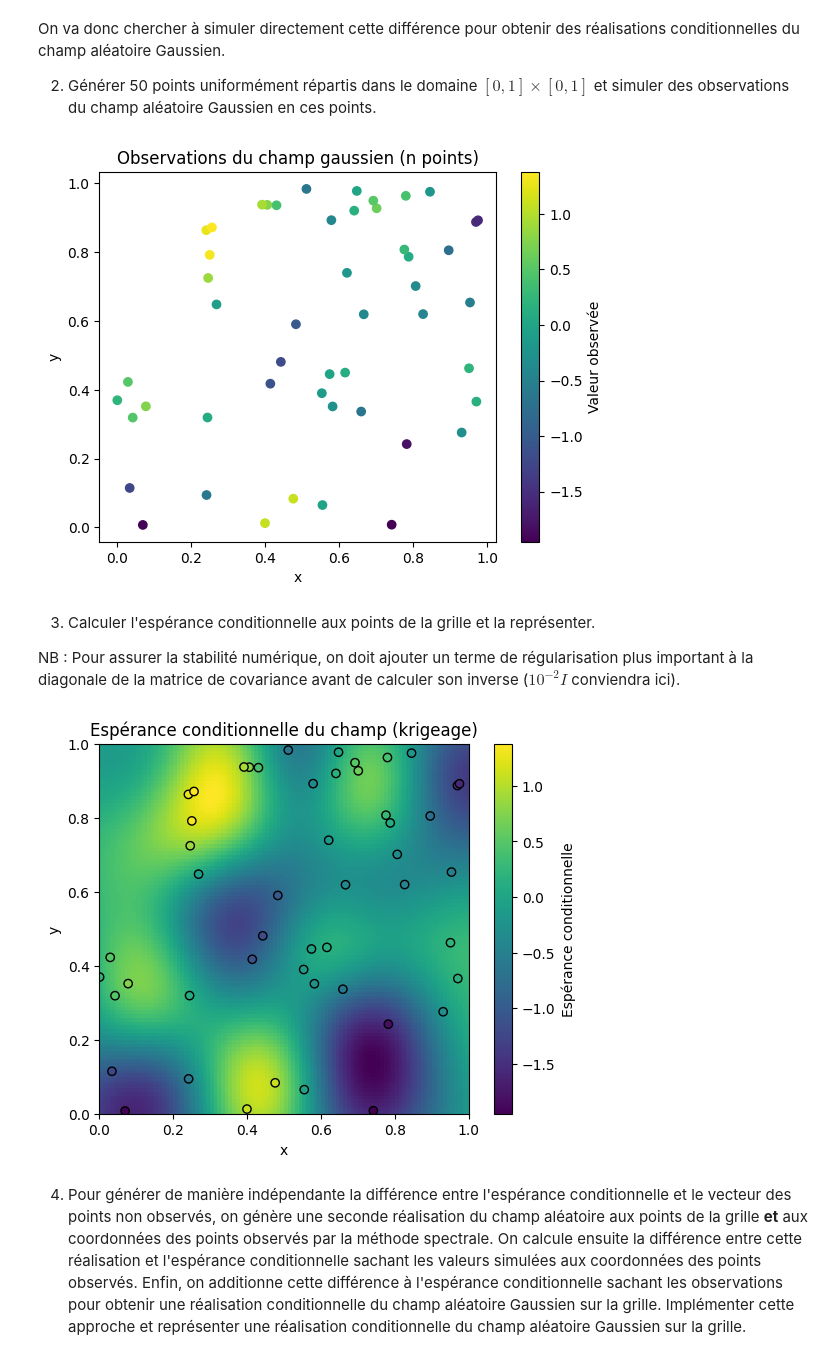
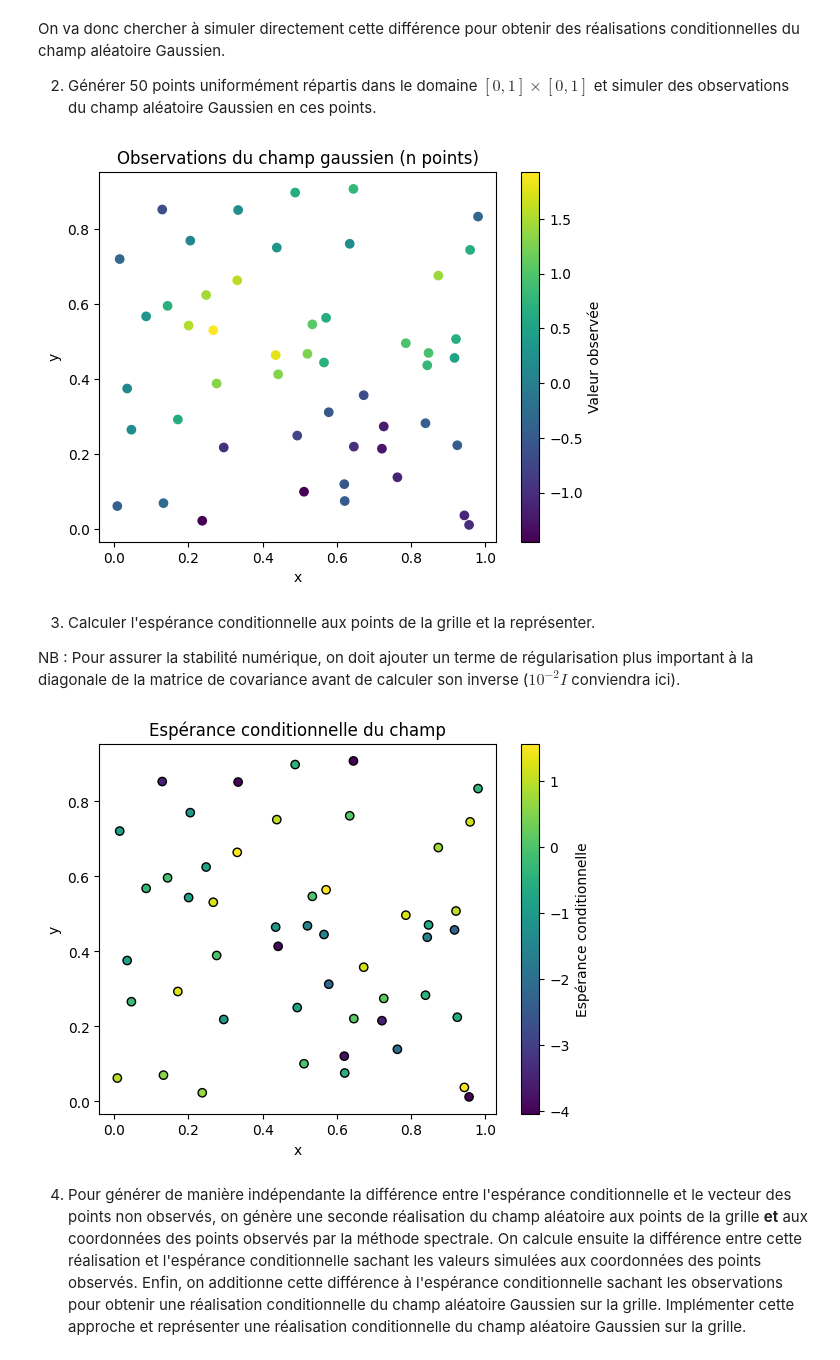
Before and after one commit to erhel-czc/projet-probabilites, a Jupyter notebook: Projet Probabilités.ipynb, the cells around one changed output. Cells and saved outputs as stored; diff of their text form; code cells hidden in the pictures.

```diff
--- a/Projet Probabilités.ipynb
+++ b/Projet Probabilités.ipynb
@@ -223,31 +222,34 @@ On va donc chercher à simuler directement cette différence pour obtenir des r
 
 2. Générer 50 points uniformément répartis dans le domaine  $[0, 1] \times [0, 1]$ et simuler des observations du champ aléatoire Gaussien en ces points.
 # %%
+# Hypothèse : "X2 les points non observés" = X2 tous les points (y compris ceux observés)
+#tout comme dans la partie 1
+
 sigma2 = 1.0
 a = 0.05
-n = 50
+n1 = 50
 
 # Points uniformes
-points_obs = np.random.rand(n, 2)
+points_obs = np.random.rand(n1, 2)
 
-# Matrice des distances
-D_obs = distance_matrix(points_obs, points_obs)
+# Matrice des distances entre les points obs et les points obs
+D11 = distance_matrix(points_obs, points_obs)
 
-# Matrice de covariance
-K11 = covariance_gaussienne(D_obs, sigma2, a)
+# Matrice de covariance cov(X1,X1)
+K11 = covariance_gaussienne(D11, sigma2, a)
 
 # Régularisation
 epsilon = 1e-10
-K11_reg = K11 + epsilon * np.eye(n)
+K11_reg = K11 + epsilon * np.eye(n1)
 
 #Decomp de Cholesky
-L = np.linalg.cholesky(K11_reg)
+L11 = np.linalg.cholesky(K11_reg)
 
-# Vecteur gaussien standard
-Z = np.random.randn(n)
+# Vecteur gaussien
+Z1 = np.random.randn(n1)
 
 # Observations simulées
-X1 = L @ Z
+X1 = L11 @ Z1
 
 plt.figure()
 plt.scatter(points_obs[:,0], points_obs[:,1], c=X1, cmap='viridis')
@@ -257,7 +259,7 @@ plt.xlabel("x")
 plt.ylabel("y")
 plt.show()
 # %% [output]
-[figure, old version]
+[figure, new version]
 # %% [markdown]
 
 3. Calculer l'espérance conditionnelle aux points de la grille et la représenter.
@@ -266,41 +268,37 @@ NB : Pour assurer la stabilité numérique, on doit ajouter un terme de régular
 # %%
 sigma2 = 1.0
 a = 0.05
-n=50
-n_grid = 100
-reg = 1e-2
+n1=50
+n2 = 100
 
 xg = np.linspace(0, 1, n_grid)
 yg = np.linspace(0, 1, n_grid)
 Xg, Yg = np.meshgrid(xg, yg)
 points_grid = np.column_stack((Xg.ravel(), Yg.ravel()))
 
+#matrice des distances entre les points obs et les points de la grille
+D_21 = distance_matrix(points_grid, points_obs)
 
-D_21 = distance_matrix(points_grid, points_obs)
+#cov(X2,X1)
 K21 = covariance_gaussienne(D_21, sigma2, a)
 
+#régularisation
 lambda_reg = 1e-2
 K11_reg = K11 + lambda_reg * np.eye(n)
 K11_inv = np.linalg.inv(K11_reg)
 
-#espérance conditionnelle
+#espérance conditionnelle (cf Q1)
 mu_cond = K21 @ K11_inv @ X1
 
-#on repasse en 2D
-mu_cond_grid = mu_cond.reshape((n_grid, n_grid))
-
-
 plt.figure()
-plt.imshow(mu_cond_grid, origin='lower', extent=[0,1,0,1])
-plt.scatter(points_obs[:,0], points_obs[:,1], c=X1,
-            edgecolor='k', cmap='viridis')
+plt.scatter(points_obs[:,0], points_obs[:,1], c=X, edgecolor='k', cmap='viridis')
 plt.colorbar(label="Espérance conditionnelle")
-plt.title("Espérance conditionnelle du champ (krigeage)")
+plt.title("Espérance conditionnelle du champ")
 plt.xlabel("x")
 plt.ylabel("y")
 plt.show()
 # %% [output]
-[figure, old version]
+[figure, new version]
 # %% [markdown]
 4. Pour générer de manière indépendante la différence entre l'espérance conditionnelle et le vecteur des points non observés, on génère une seconde réalisation du champ aléatoire aux points de la grille **et** aux coordonnées des points observés par la méthode spectrale. On calcule ensuite la différence entre cette réalisation et l'espérance conditionnelle sachant les valeurs simulées aux coordonnées des points observés. Enfin, on additionne cette différence à l'espérance conditionnelle sachant les observations pour obtenir une réalisation conditionnelle du champ aléatoire Gaussien sur la grille. Implémenter cette approche et représenter une réalisation conditionnelle du champ aléatoire Gaussien sur la grille.
 # %% [markdown]
```
Also changed, not shown: parts of 2 cells of this notebook.
